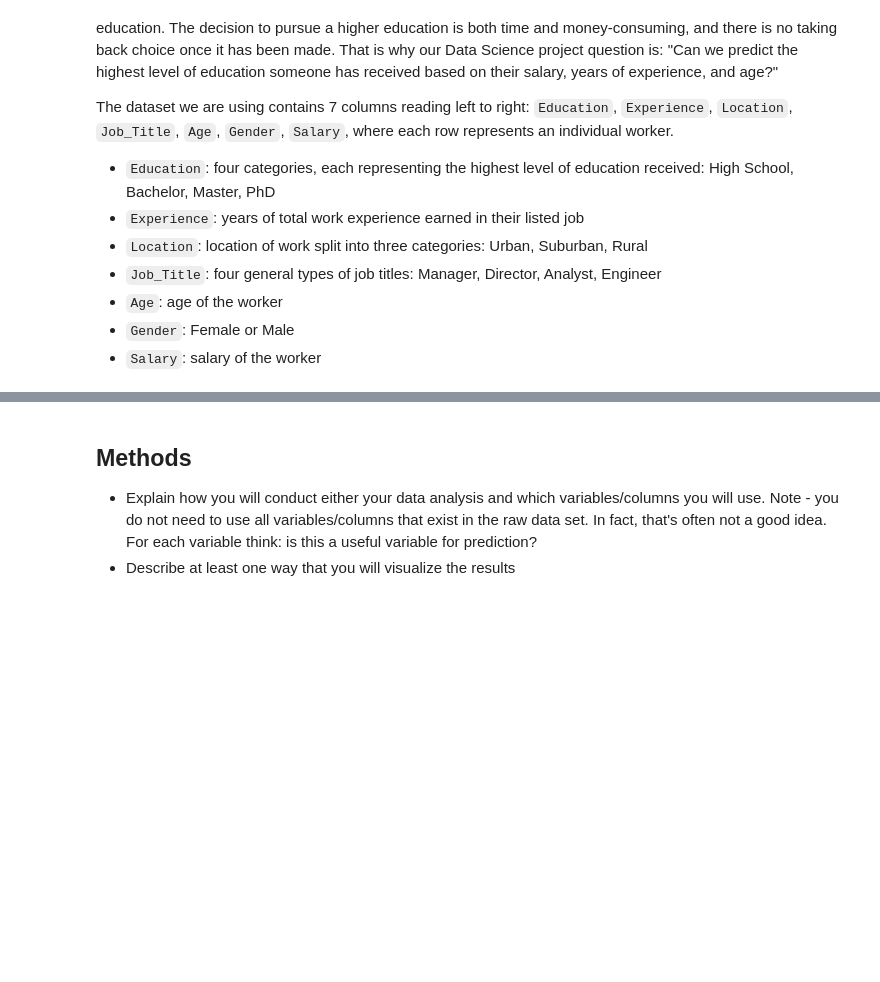
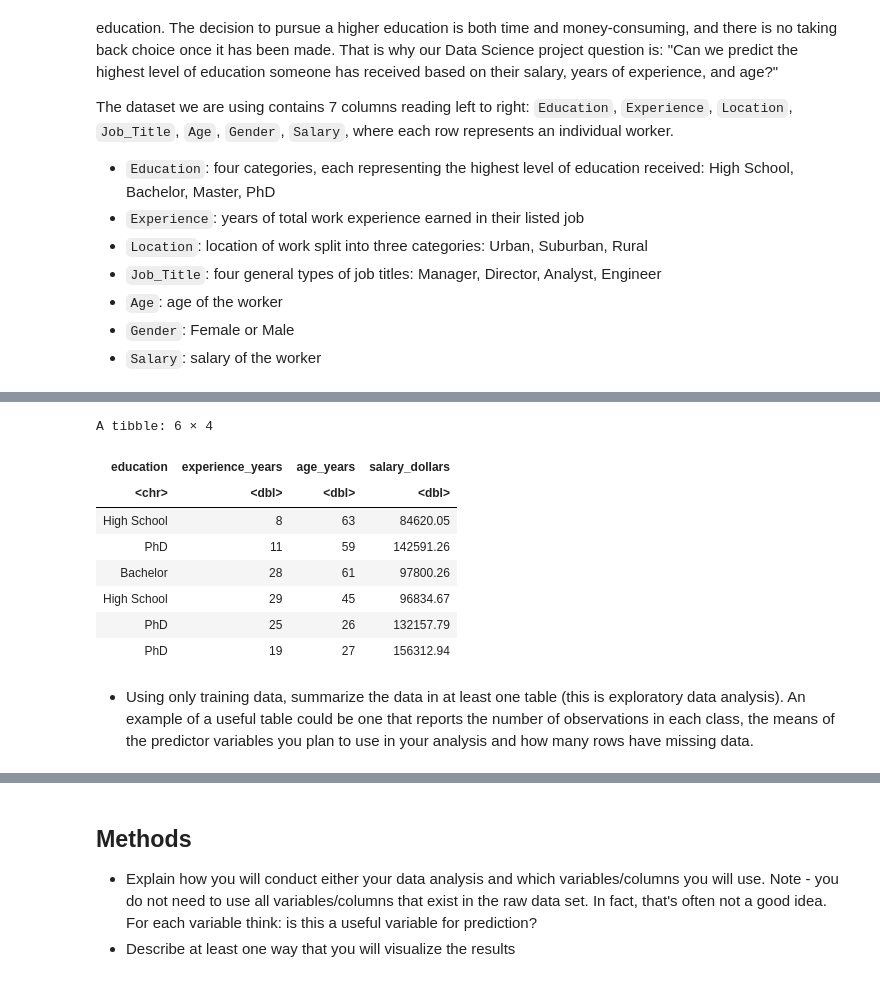
Before and after one commit to WhenLifeHandsYouLemons/DSCI-Project, a Jupyter notebook: proposal.ipynb, the cells around one changed output, grey strips where cells are left out. Cells and saved outputs as stored; diff of their text form; code cells hidden in the pictures; blank space fills up the shorter version.

```diff
--- a/proposal.ipynb
+++ b/proposal.ipynb
@@ -23,0 +52,21 @@ The dataset we are using contains 7 columns reading left to right: `Education`,
+# %%
+# Rename all the columns to include the units and be in lowercase
+# Then select the newly mutated columns only
+df_tidy <- df_untidy |>
+    mutate(education = Education, experience_years = Experience, age_years = Age, salary_dollars = Salary) |>
+    select(education, experience_years, age_years, salary_dollars) |>
+    mutate(salary_dollars = round(salary_dollars, 2))
+
+head(df_tidy)
+# %% [output]
+A tibble: 6 × 4
+| education | experience_years | age_years | salary_dollars |
+| <chr> | <dbl> | <dbl> | <dbl> |
+| High School | 8 | 63 | 84620.05 |
+| PhD | 11 | 59 | 142591.26 |
+| Bachelor | 28 | 61 | 97800.26 |
+| High School | 29 | 45 | 96834.67 |
+| PhD | 25 | 26 | 132157.79 |
+| PhD | 19 | 27 | 156312.94 |
+# %% [markdown]
+- Using only training data, summarize the data in at least one table (this is exploratory data analysis). An example of a useful table could be one that reports the number of observations in each class, the means of the predictor variables you plan to use in your analysis and how many rows have missing data.
```
Also changed, not shown: parts of 9 cells of this notebook, 1 other file.
